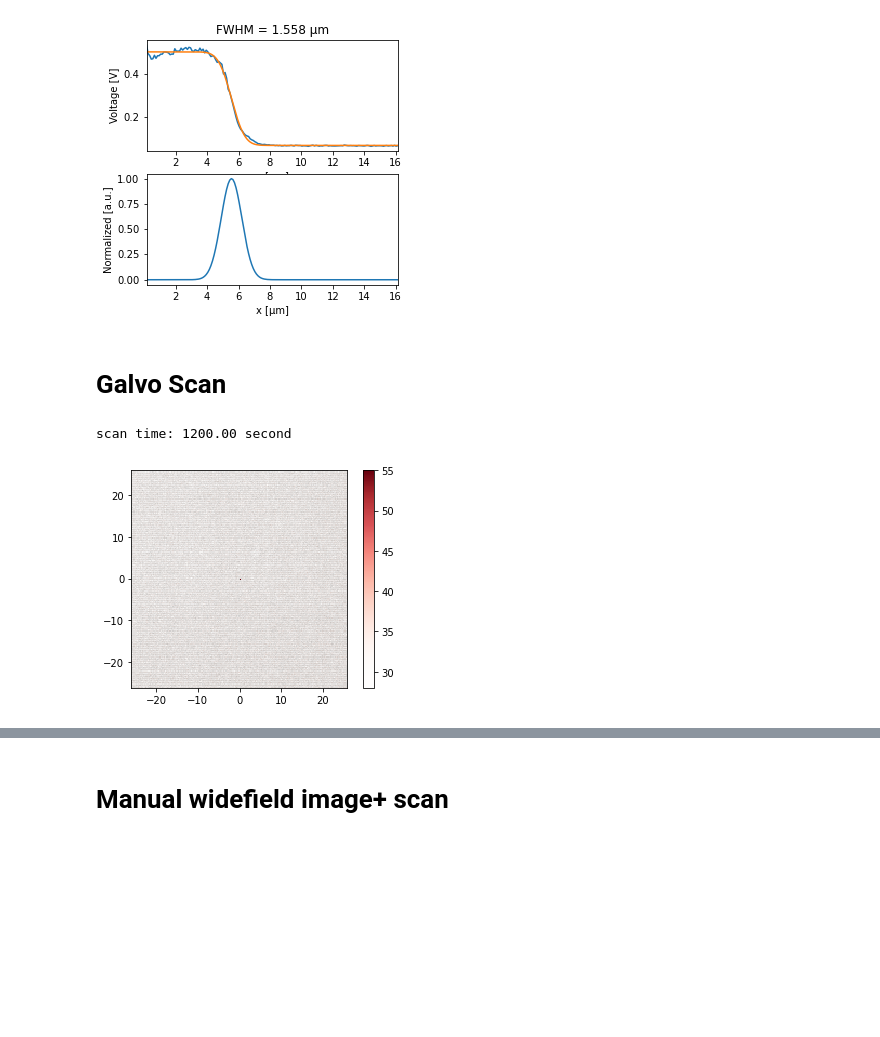
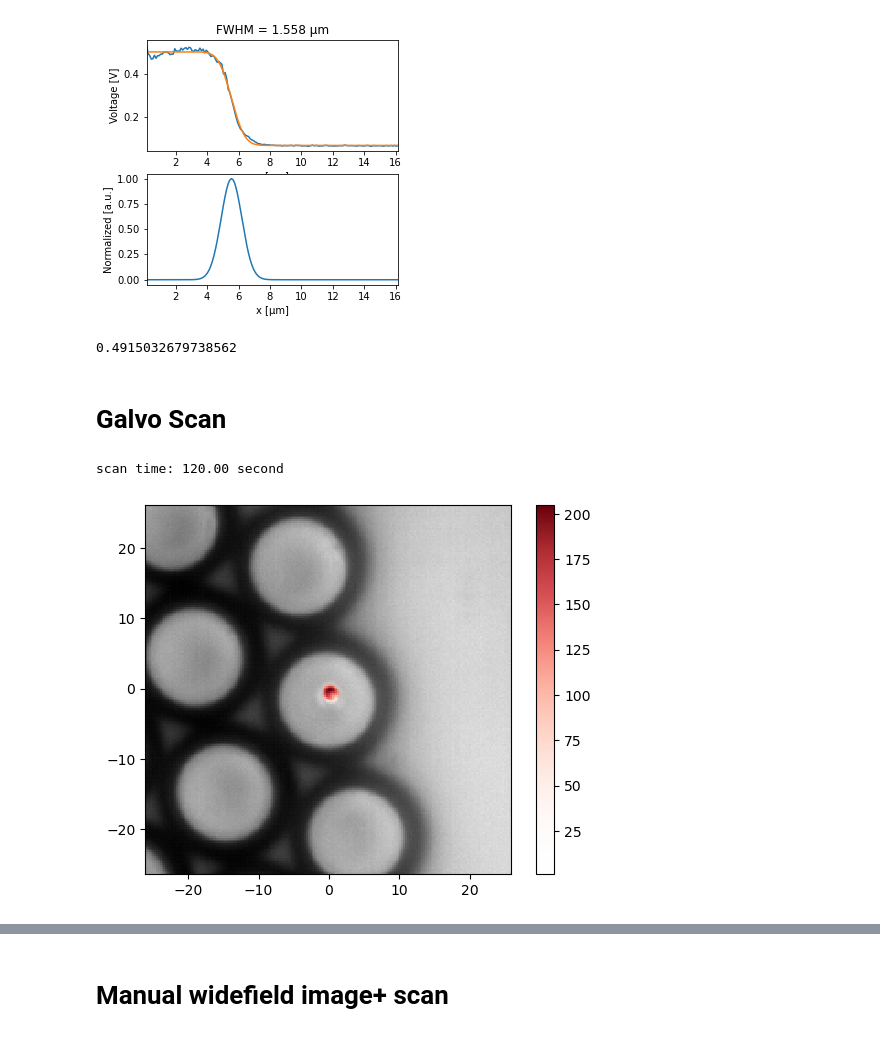
Before and after one commit to eauyehara/experiment_control, a Jupyter notebook: notebooks/srs_microscope.ipynb, the cells around one changed output, grey strips where cells are left out. Drawn from its saved outputs; the diff is of its cells as text; code cells hidden in the pictures; blank space fills up the shorter version.

```diff
--- a/notebooks/srs_microscope.ipynb
+++ b/notebooks/srs_microscope.ipynb
@@ -167,17 +172,25 @@ fig = plot_knife_scan(ds_spot)
+# %%
+# 0.77/1.2
+# 1.1/1.625
+# 2.95/6.4
+3.07/6.2
+3.76/7.65
+# %% [output]
+0.4915032679738562
 # %% [markdown]
 # Galvo Scan
 # %%
 # Configure scan and preview scan area
 # 3ms integration time
-filename = "solstis939.0-32mW_OEland1039.33-140mW_3uV30ms_offRes_QWPNoPol"
-sample_dir = "polystyrene20um_WGM_T"
+filename = "polystyrene_FDS100_S949.6-25mW_OEland1048.4-230mW_30uV3ms_z4"
+sample_dir = "T_FDGA05_Solstis"
 
-t_LIA = 30*u.ms
+t_LIA = 3*u.ms
 nx, ny      =   100   ,   100 #500          ,       500
 ΔVx, ΔVy    =   0.3*u.volt   ,   0.3*u.volt #1.0*u.volt    ,      1.0*u.volt # 0.8*u.volt
 fsamp       =   (1/(4*t_LIA)).to(u.Hz)#1000*u.Hz
 
-fig = preview_scan_area(nx, ny, ΔVx, ΔVy, fsamp=fsamp, exposure_time=80*u.ms)
+fig = preview_scan_area(nx, ny, ΔVx, ΔVy, fsamp=fsamp, exposure_time=6*u.ms)
 # %% [output]
-scan time: 1200.00 second
+scan time: 120.00 second
-[figure, old version]
+[figure, new version]
```
Also changed, not shown: parts of 9 cells of this notebook, 2 other files.
